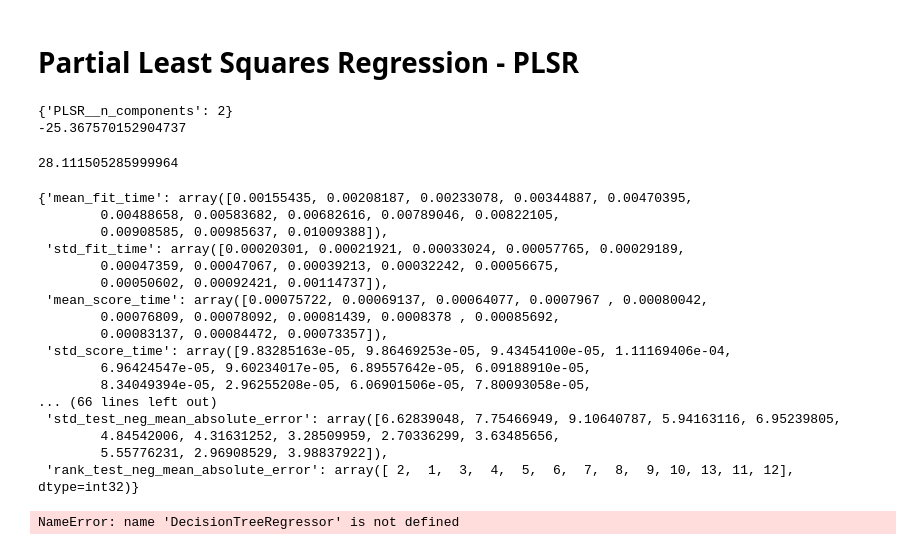
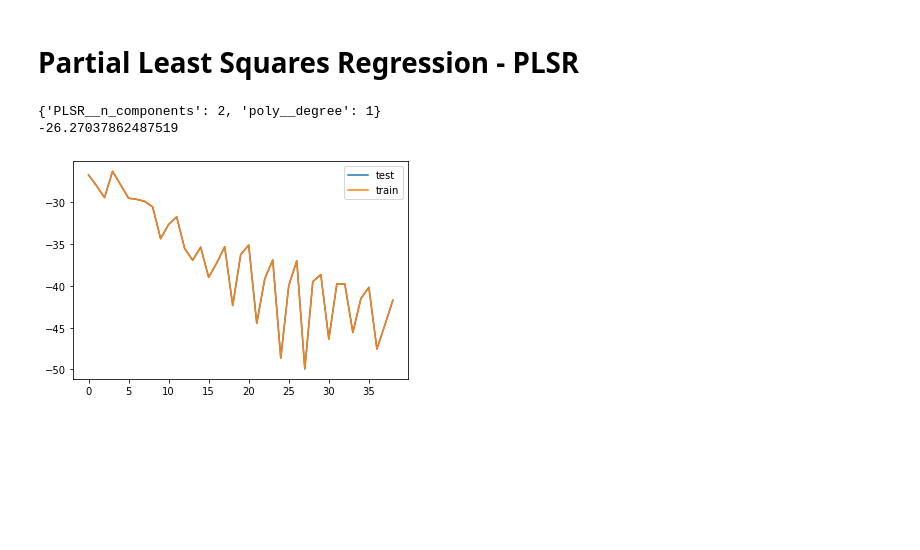
Before and after one commit to cosmourao/thesis, a Jupyter notebook: code/dummy_regression.ipynb, the cells around one changed output. Drawn from its saved outputs; the diff is of its cells as text; code cells hidden in the pictures; blank space fills up the shorter version.

```diff
--- a/code/dummy_regression.ipynb
+++ b/code/dummy_regression.ipynb
@@ -95,57 +136,25 @@ search.cv_results_
 # %% [markdown]
 # Partial Least Squares Regression - PLSR
 # %%
-from sklearn.cross_decomposition import PLSRegression
+plsr_steps = [('poly', PolynomialFeatures()),
+              ('PLSR', PLSRegression())]
 
-steps = [('PLSR', PLSRegression())]
 
-params = [{'PLSR__n_components':list(range(1,14))}]
+plsr_params = [{'PLSR__n_components':list(range(1,14)),
+                'poly__degree':list(range(1,4))}]
 
-scores = ['r2', 'neg_mean_absolute_error']
+plsr_pipe = Pipeline(plsr_steps)
 
-plsr_pipe = Pipeline(steps)
+plsr_search = GridSearchCV(plsr_pipe,
+                           plsr_params,
+                           scoring = 'neg_root_mean_squared_error',
+                           n_jobs = -1,
+                           return_train_score=True,
+                           cv = LeaveOneOut())
 
-search = GridSearchCV(plsr_pipe, params, scoring = scores, n_jobs = -1, refit = 'neg_mean_absolute_error')
-search.fit(X_train, y_train)
-print(search.best_params_)
-print(search.best_score_)
-
-y_pred = search.predict(X_test)
-mean_squared_error(y_test, y_pred, squared = False)
+plsr_search.fit(X_train, y_train)
+print(plsr_search.best_params_)
+print(plsr_search.best_score_)
 # %% [output]
-{'PLSR__n_components': 2}
--25.367570152904737
+{'PLSR__n_components': 2, 'poly__degree': 1}
+-26.27037862487519
-28.111505285999964
-# %%
-search.cv_results_
-# %% [output]
-{'mean_fit_time': array([0.00155435, 0.00208187, 0.00233078, 0.00344887, 0.00470395,
-        0.00488658, 0.00583682, 0.00682616, 0.00789046, 0.00822105,
-        0.00908585, 0.00985637, 0.01009388]),
- 'std_fit_time': array([0.00020301, 0.00021921, 0.00033024, 0.00057765, 0.00029189,
-        0.00047359, 0.00047067, 0.00039213, 0.00032242, 0.00056675,
-        0.00050602, 0.00092421, 0.00114737]),
- 'mean_score_time': array([0.00075722, 0.00069137, 0.00064077, 0.0007967 , 0.00080042,
-        0.00076809, 0.00078092, 0.00081439, 0.0008378 , 0.00085692,
-        0.00083137, 0.00084472, 0.00073357]),
- 'std_score_time': array([9.83285163e-05, 9.86469253e-05, 9.43454100e-05, 1.11169406e-04,
-        6.96424547e-05, 9.60234017e-05, 6.89557642e-05, 6.09188910e-05,
-        8.34049394e-05, 2.96255208e-05, 6.06901506e-05, 7.80093058e-05,
-... (66 lines left out)
- 'std_test_neg_mean_absolute_error': array([6.62839048, 7.75466949, 9.10640787, 5.94163116, 6.95239805,
-        4.84542006, 4.31631252, 3.28509959, 2.70336299, 3.63485656,
-        5.55776231, 2.96908529, 3.98837922]),
- 'rank_test_neg_mean_absolute_error': array([ 2,  1,  3,  4,  5,  6,  7,  8,  9, 10, 13, 11, 12], dtype=int32)}
-# %%
-# define model
-model = DecisionTreeRegressor()
-# define the evaluation procedure
-cv = RepeatedKFold(n_splits=10, n_repeats=3, random_state=1)
-# evaluate the model and collect the scores
-n_scores = cross_val_score(model, X, y, scoring='neg_mean_absolute_error', cv=cv, n_jobs=-1)
-# force the scores to be positive
-n_scores = absolute(n_scores)
-# summarize performance
-print('MAE: %.3f (%.3f)' % (mean(n_scores), std(n_scores)))
-# %% [output]
-NameError: name 'DecisionTreeRegressor' is not defined
@@ -151,0 +164,10 @@ NameError: name 'DecisionTreeRegressor' is not defined
+# %%
+test_scores = plsr_search.cv_results_['mean_test_score']
+train_scores = plsr_search.cv_results_['mean_test_score']
+
+plt.plot(test_scores, label='test')
+plt.plot(train_scores, label='train')
+plt.legend(loc='best')
+plt.show()
+# %% [output]
+[figure, added]
```
Also changed, not shown: parts of 17 cells of this notebook, 1 other file.
